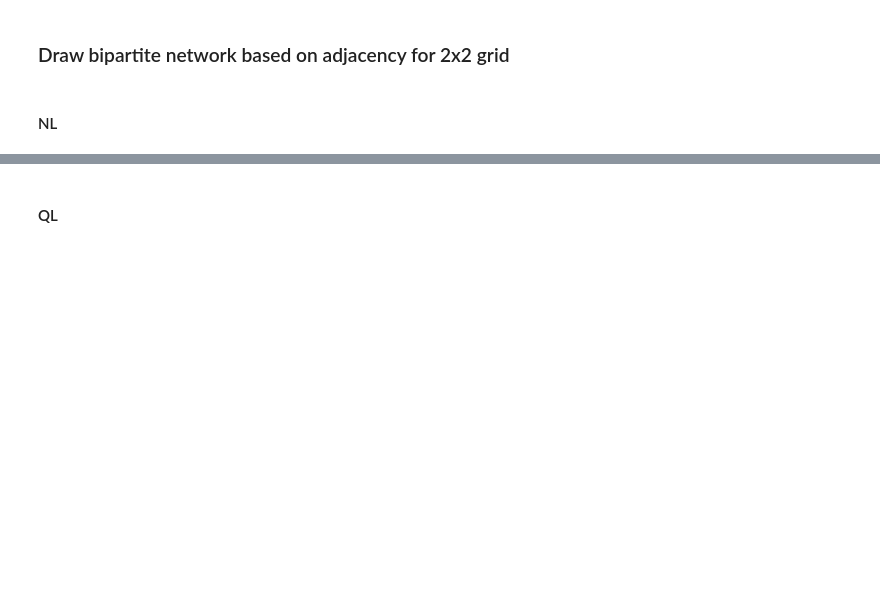
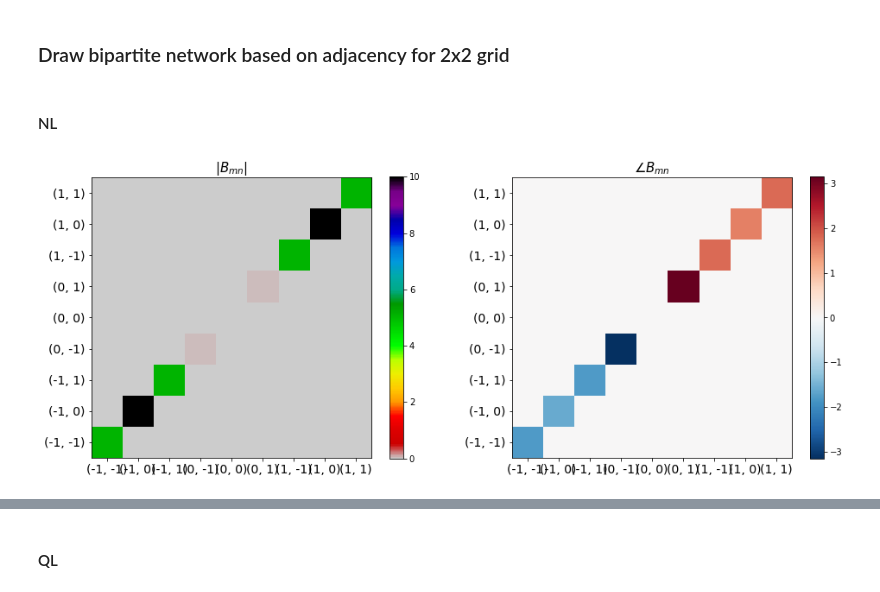
Before and after one commit to gvn22/bpnwks, a Jupyter notebook: networks.ipynb, the cells around one changed output, grey strips where cells are left out. Drawn from its saved outputs; the diff is of its cells as text; code cells hidden in the pictures; blank space fills up the shorter version.

```diff
--- a/networks.ipynb
+++ b/networks.ipynb
@@ -156,17 +208,19 @@ ny = 1
 # %%
 fig,ax = plt.subplots(1,2,figsize=(16,6))
 
-im = ax[0].imshow(np.abs(nl['A']),cmap="Reds",origin="lower",interpolation="none")
+im = ax[0].imshow(np.abs(nl['A']),cmap="nipy_spectral_r",origin="lower",interpolation="none")
 fig.colorbar(im,ax=ax[0])
 ax[0].set_title(r'$|B_{mn}|$',fontsize=15)
 
 im = ax[1].imshow(np.angle(nl['A']),cmap="RdBu_r",origin="lower",interpolation="none")
 fig.colorbar(im,ax=ax[1])
 ax[1].set_title(r'$\angle B_{mn}$',fontsize=15)
 
 ax_adj(ax,nx,ny)
 
 plt.show()
+# %% [output]
+[figure, added]
 # %%
 fig,ax = plt.subplots(1,2,figsize=(16,6))
 
```
Also changed, not shown: parts of 31 cells of this notebook.
